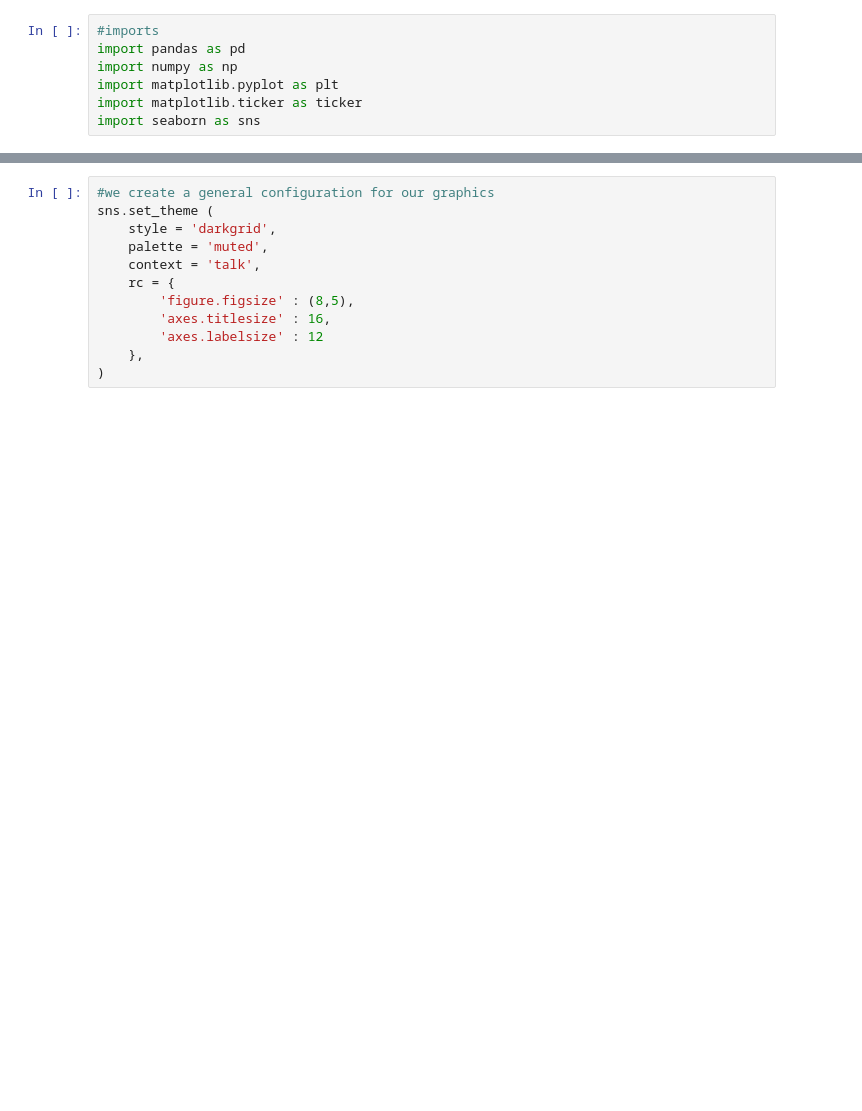
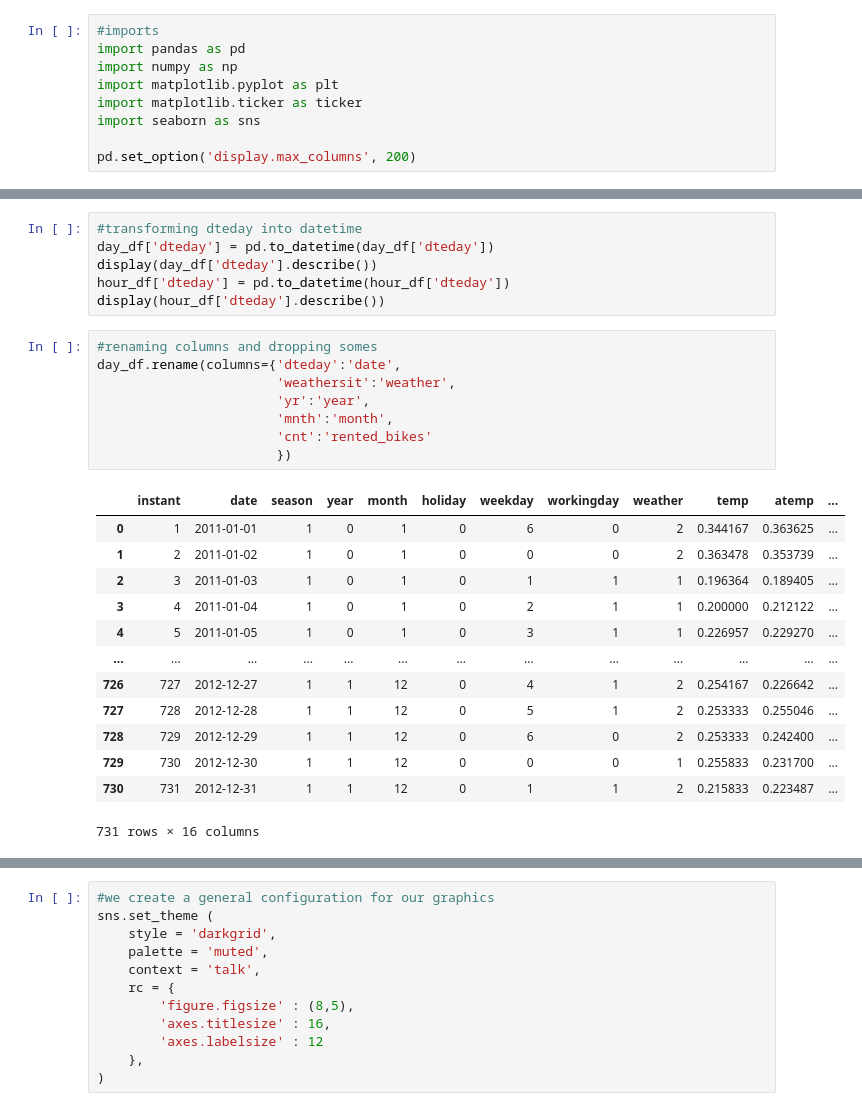
Before and after one commit to Miris-01/bike-sharing, a Jupyter notebook: bike-analysis.ipynb, the cells around one changed output, grey strips where cells are left out. Saved outputs shown, nothing was run; the diff lists cells and outputs as text; blank space fills up the shorter version.

```diff
--- a/bike-analysis.ipynb
+++ b/bike-analysis.ipynb
@@ -5,4 +5,6 @@ import numpy as np
 import matplotlib.pyplot as plt
 import matplotlib.ticker as ticker
 import seaborn as sns
+
+pd.set_option('display.max_columns', 200)
 # %%
@@ -166,0 +100,28 @@ Name: dteday, dtype: object
+# %%
+#transforming dteday into datetime
+day_df['dteday'] = pd.to_datetime(day_df['dteday'])
+display(day_df['dteday'].describe())
+hour_df['dteday'] = pd.to_datetime(hour_df['dteday'])
+display(hour_df['dteday'].describe())
+# %%
+#renaming columns and dropping somes
+day_df.rename(columns={'dteday':'date',
+                       'weathersit':'weather',
+                       'yr':'year',
+                       'mnth':'month',
+                       'cnt':'rented_bikes'
+                       })
+# %% [output]
+|  | instant | date | season | year | month | holiday | weekday | workingday | weather | temp | atemp | ... |
+| 0 | 1 | 2011-01-01 | 1 | 0 | 1 | 0 | 6 | 0 | 2 | 0.344167 | 0.363625 | ... |
+| 1 | 2 | 2011-01-02 | 1 | 0 | 1 | 0 | 0 | 0 | 2 | 0.363478 | 0.353739 | ... |
+| 2 | 3 | 2011-01-03 | 1 | 0 | 1 | 0 | 1 | 1 | 1 | 0.196364 | 0.189405 | ... |
+| 3 | 4 | 2011-01-04 | 1 | 0 | 1 | 0 | 2 | 1 | 1 | 0.200000 | 0.212122 | ... |
+| 4 | 5 | 2011-01-05 | 1 | 0 | 1 | 0 | 3 | 1 | 1 | 0.226957 | 0.229270 | ... |
+| ... | ... | ... | ... | ... | ... | ... | ... | ... | ... | ... | ... | ... |
+| 726 | 727 | 2012-12-27 | 1 | 1 | 12 | 0 | 4 | 1 | 2 | 0.254167 | 0.226642 | ... |
+| 727 | 728 | 2012-12-28 | 1 | 1 | 12 | 0 | 5 | 1 | 2 | 0.253333 | 0.255046 | ... |
+| 728 | 729 | 2012-12-29 | 1 | 1 | 12 | 0 | 6 | 0 | 2 | 0.253333 | 0.242400 | ... |
+| 729 | 730 | 2012-12-30 | 1 | 1 | 12 | 0 | 0 | 0 | 1 | 0.255833 | 0.231700 | ... |
+| 730 | 731 | 2012-12-31 | 1 | 1 | 12 | 0 | 1 | 1 | 2 | 0.215833 | 0.223487 | ... |
+731 rows × 16 columns
```
Also changed, not shown: parts of 25 cells of this notebook.
